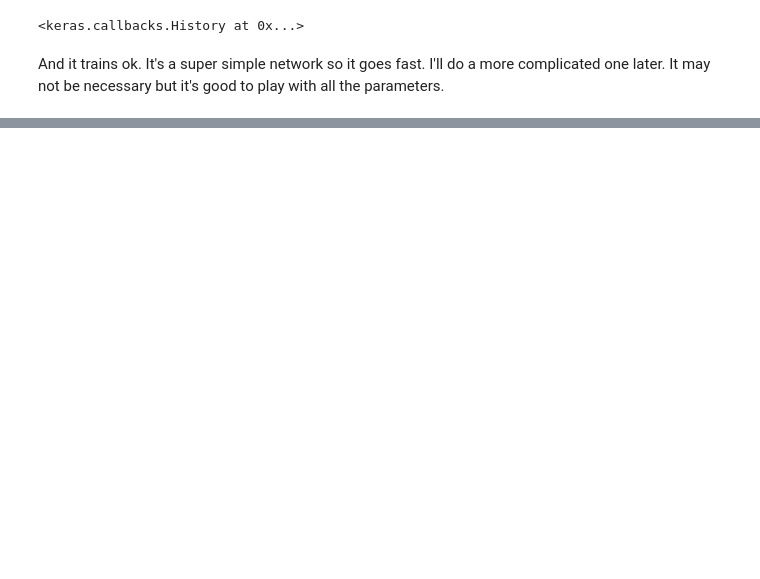
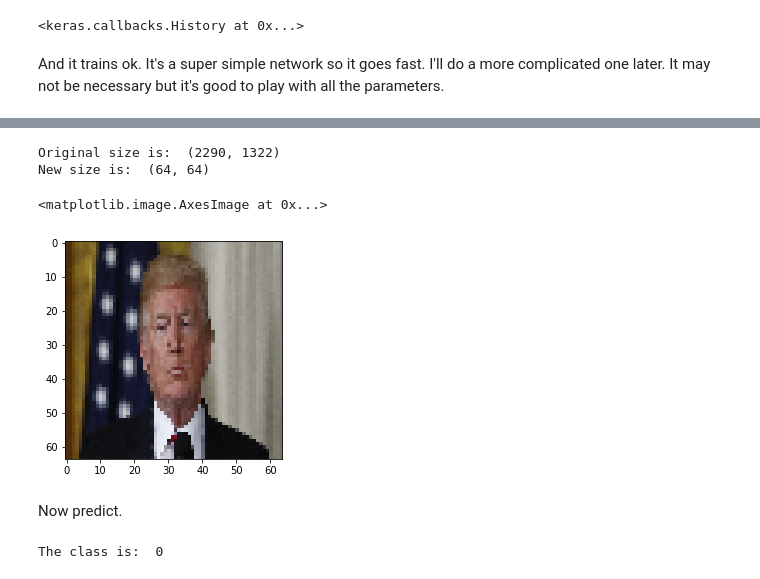
Before and after one commit to DrAlexSanz/Happy-house, a Jupyter notebook: Smile_detector_using_Keras.ipynb, the cells around one changed output, grey strips where cells are left out. Drawn from its saved outputs; the diff is of its cells as text; code cells hidden in the pictures; blank space fills up the shorter version.

```diff
--- a/Smile_detector_using_Keras.ipynb
+++ b/Smile_detector_using_Keras.ipynb
@@ -241,0 +255,33 @@ plt.legend(loc = "best")
+# %%
+#Resize to 64 x 64
+
+print("Original size is: ", ser.size)
+
+ser_res = ser.resize((64, 64))
+
+print("New size is: ", ser_res.size)
+
+ser_res = np.asarray(ser_res) #So far it was an image and I want an array
+ser_res = ser_res/255 # It was all normalized before
+
+plt.imshow(ser_res)
+# %% [output]
+Original size is:  (2290, 1322)
+New size is:  (64, 64)
+<matplotlib.image.AxesImage at 0x...>
+[figure, added]
+# %% [markdown]
+Now predict.
+# %%
+# Keras wants a tensor of (n_pictures, height, width, colours). So far I have only the last 3 dimensions
+
+ser_res = np.expand_dims(ser_res, axis=0)
+
+pred_serious = happy.predict(ser_res)
+prob_ser = pred_serious
+
+pred_serious = np.argmax(np.round(pred_serious))
+
+print("The class is: ", pred_serious)
+# %% [output]
+The class is:  0
```
Also changed, not shown: parts of 23 cells of this notebook.
